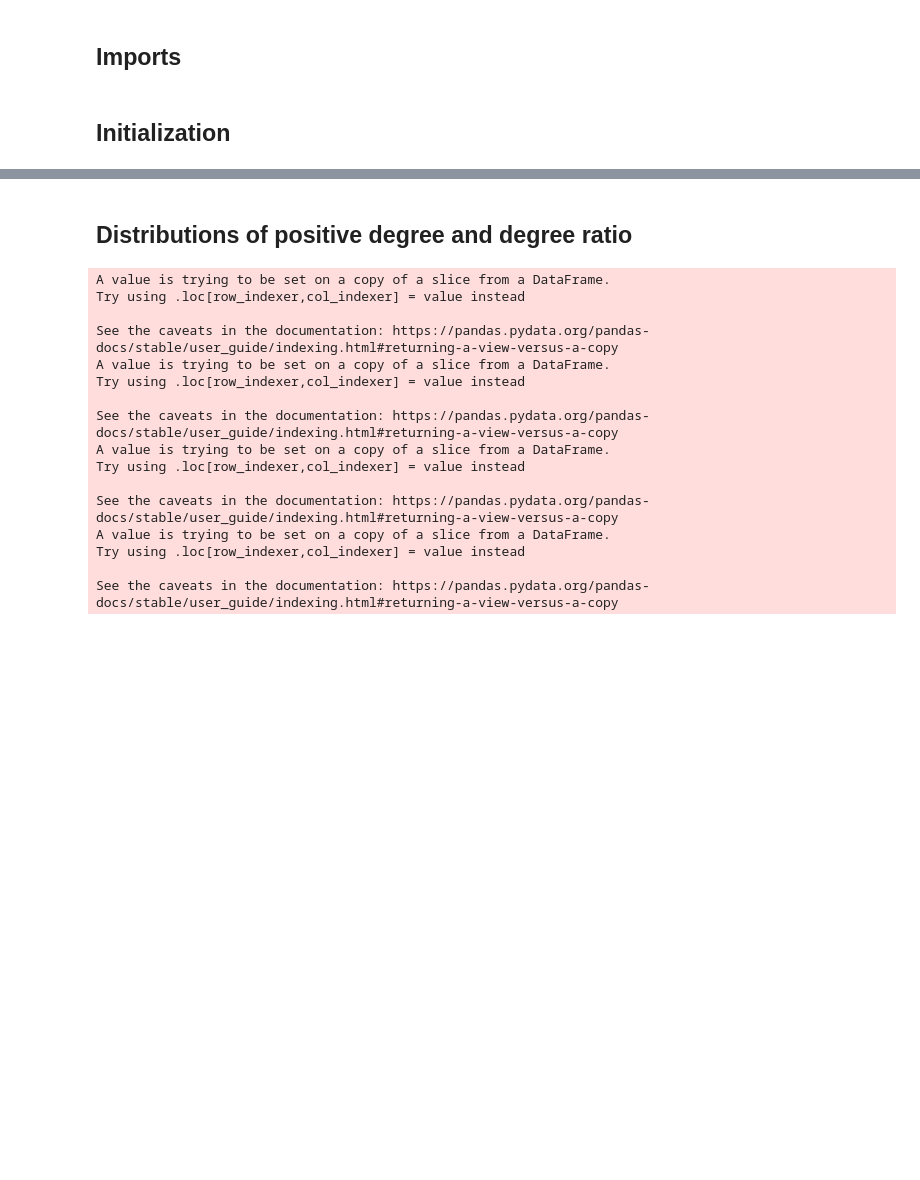
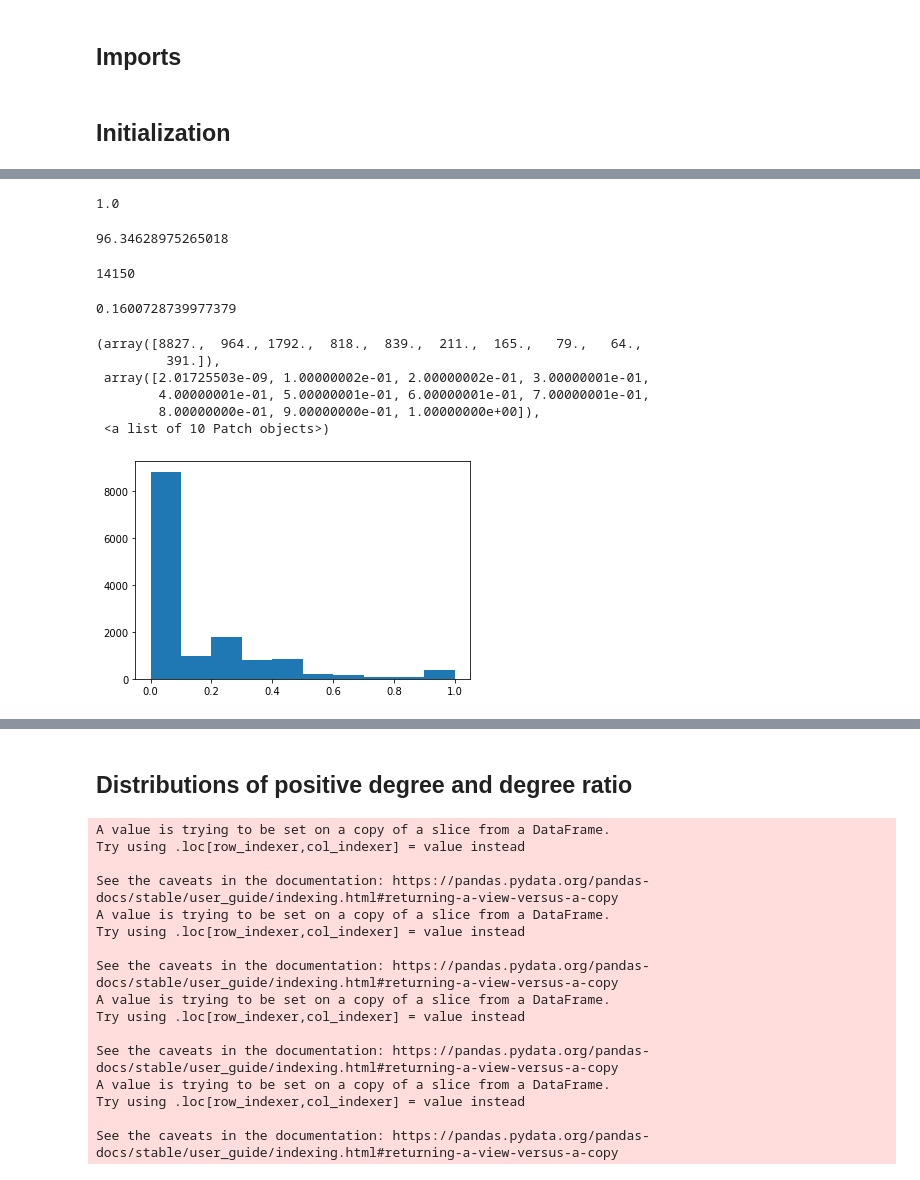
Before and after one commit to Barabasi-Lab/AI-Bind, a Jupyter notebook: DeepPurpose and Confuguration Model/Transformer-CNN/DeepPurpose Rerun - Transformer CNN.ipynb, the cells around one changed output, grey strips where cells are left out. Drawn from its saved outputs; the diff is of its cells as text; code cells hidden in the pictures; blank space fills up the shorter version.

```diff
--- a/DeepPurpose and Confuguration Model/Transformer-CNN/DeepPurpose Rerun - Transformer CNN.ipynb
+++ b/DeepPurpose and Confuguration Model/Transformer-CNN/DeepPurpose Rerun - Transformer CNN.ipynb
@@ -552,3 +574,31 @@ test = pd.read_csv('../data/Transformer_CNN_test_fold2.csv')
+# %%
+max(test['Y_predicted'].tolist())
+# %% [output]
+1.0
+# %%
+ from scipy import stats
+
+stats.percentileofscore(test['Y_predicted'].tolist(), 0.732707, 'rank')
+# %% [output]
+96.34628975265018
+# %%
+len(test['Y_predicted'].tolist())
+# %% [output]
+14150
+# %%
+np.mean(test['Y_predicted'].tolist())
+# %% [output]
+0.1600728739977379
+# %%
+plt.hist(test['Y_predicted'].tolist())
+# %% [output]
+(array([8827.,  964., 1792.,  818.,  839.,  211.,  165.,   79.,   64.,
+         391.]),
+ array([2.01725503e-09, 1.00000002e-01, 2.00000002e-01, 3.00000001e-01,
+        4.00000001e-01, 5.00000001e-01, 6.00000001e-01, 7.00000001e-01,
+        8.00000000e-01, 9.00000000e-01, 1.00000000e+00]),
+ <a list of 10 Patch objects>)
+[figure, added]
 # %%
 train[['SMILES','Target Sequence','Label']].to_csv('../data/deeppurpose_train_edges.csv')
 # %%
```
Also changed, not shown: parts of 17 cells of this notebook.
